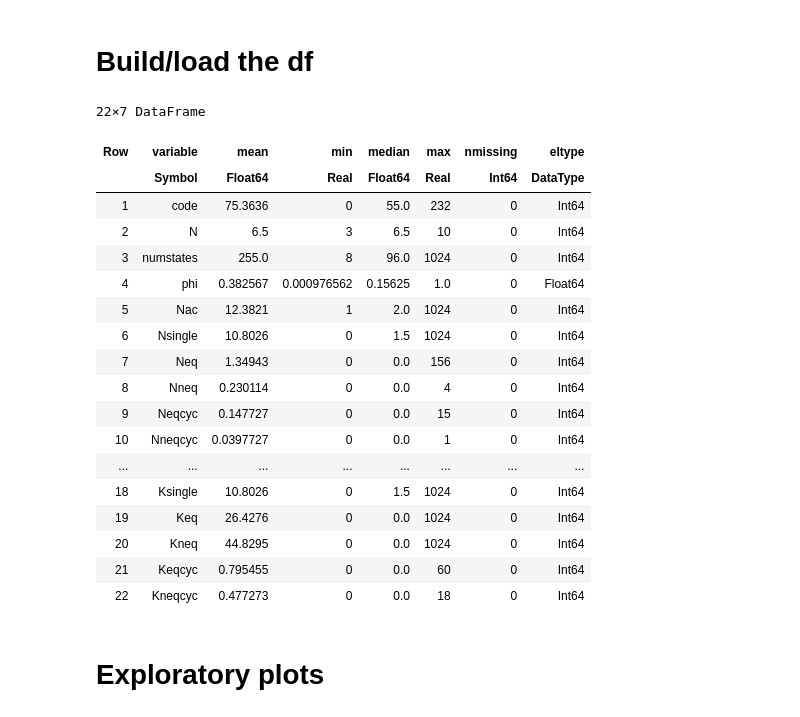
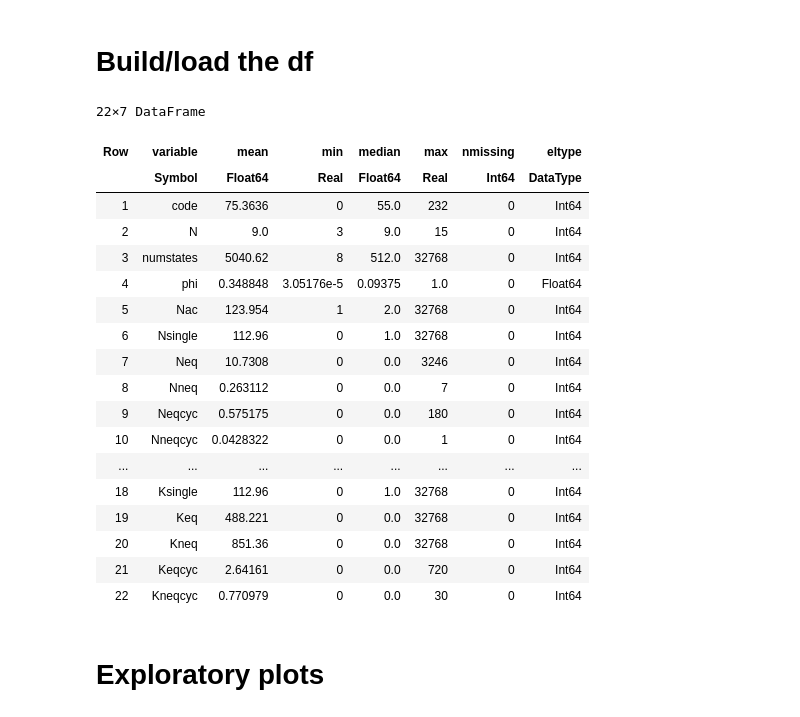
Before and after one commit to kockahonza/TopoStoch, a Jupyter notebook: notebooks/ned_ca_jaimesstats.ipynb, the cells around one changed output. Drawn from its saved outputs; the diff is of its cells as text; code cells hidden in the pictures.

```diff
--- a/notebooks/ned_ca_jaimesstats.ipynb
+++ b/notebooks/ned_ca_jaimesstats.ipynb
@@ -6,28 +8,30 @@ using CairoMakie
 # %% [markdown]
 # Build/load the df
 # %%
-df = make_jaimesstats_df(3:10)
+# df = make_jaimesstats_df(3:10)
+df = load_object("../data/ned_ca/jaimesstats15.jld2")
 describe(df)
+# save_object(datadir("ned_ca", "jaimesstats_temp.jld2"), df)
 # %% [output]
 22×7 DataFrame
 | Row | variable | mean | min | median | max | nmissing | eltype |
 |  | Symbol | Float64 | Real | Float64 | Real | Int64 | DataType |
 | 1 | code | 75.3636 | 0 | 55.0 | 232 | 0 | Int64 |
-| 2 | N | 6.5 | 3 | 6.5 | 10 | 0 | Int64 |
-| 3 | numstates | 255.0 | 8 | 96.0 | 1024 | 0 | Int64 |
-| 4 | phi | 0.382567 | 0.000976562 | 0.15625 | 1.0 | 0 | Float64 |
-| 5 | Nac | 12.3821 | 1 | 2.0 | 1024 | 0 | Int64 |
-| 6 | Nsingle | 10.8026 | 0 | 1.5 | 1024 | 0 | Int64 |
-| 7 | Neq | 1.34943 | 0 | 0.0 | 156 | 0 | Int64 |
-| 8 | Nneq | 0.230114 | 0 | 0.0 | 4 | 0 | Int64 |
-| 9 | Neqcyc | 0.147727 | 0 | 0.0 | 15 | 0 | Int64 |
-| 10 | Nneqcyc | 0.0397727 | 0 | 0.0 | 1 | 0 | Int64 |
+| 2 | N | 9.0 | 3 | 9.0 | 15 | 0 | Int64 |
+| 3 | numstates | 5040.62 | 8 | 512.0 | 32768 | 0 | Int64 |
+| 4 | phi | 0.348848 | 3.05176e-5 | 0.09375 | 1.0 | 0 | Float64 |
+| 5 | Nac | 123.954 | 1 | 2.0 | 32768 | 0 | Int64 |
+| 6 | Nsingle | 112.96 | 0 | 1.0 | 32768 | 0 | Int64 |
+| 7 | Neq | 10.7308 | 0 | 0.0 | 3246 | 0 | Int64 |
+| 8 | Nneq | 0.263112 | 0 | 0.0 | 7 | 0 | Int64 |
+| 9 | Neqcyc | 0.575175 | 0 | 0.0 | 180 | 0 | Int64 |
+| 10 | Nneqcyc | 0.0428322 | 0 | 0.0 | 1 | 0 | Int64 |
 | ... | ... | ... | ... | ... | ... | ... | ... |
-| 18 | Ksingle | 10.8026 | 0 | 1.5 | 1024 | 0 | Int64 |
-| 19 | Keq | 26.4276 | 0 | 0.0 | 1024 | 0 | Int64 |
-| 20 | Kneq | 44.8295 | 0 | 0.0 | 1024 | 0 | Int64 |
-| 21 | Keqcyc | 0.795455 | 0 | 0.0 | 60 | 0 | Int64 |
-| 22 | Kneqcyc | 0.477273 | 0 | 0.0 | 18 | 0 | Int64 |
+| 18 | Ksingle | 112.96 | 0 | 1.0 | 32768 | 0 | Int64 |
+| 19 | Keq | 488.221 | 0 | 0.0 | 32768 | 0 | Int64 |
+| 20 | Kneq | 851.36 | 0 | 0.0 | 32768 | 0 | Int64 |
+| 21 | Keqcyc | 2.64161 | 0 | 0.0 | 720 | 0 | Int64 |
+| 22 | Kneqcyc | 0.770979 | 0 | 0.0 | 30 | 0 | Int64 |
 # %% [markdown]
 # Exploratory plots
 # %%
```
Also changed, not shown: parts of 5 cells of this notebook, 1 other file.
